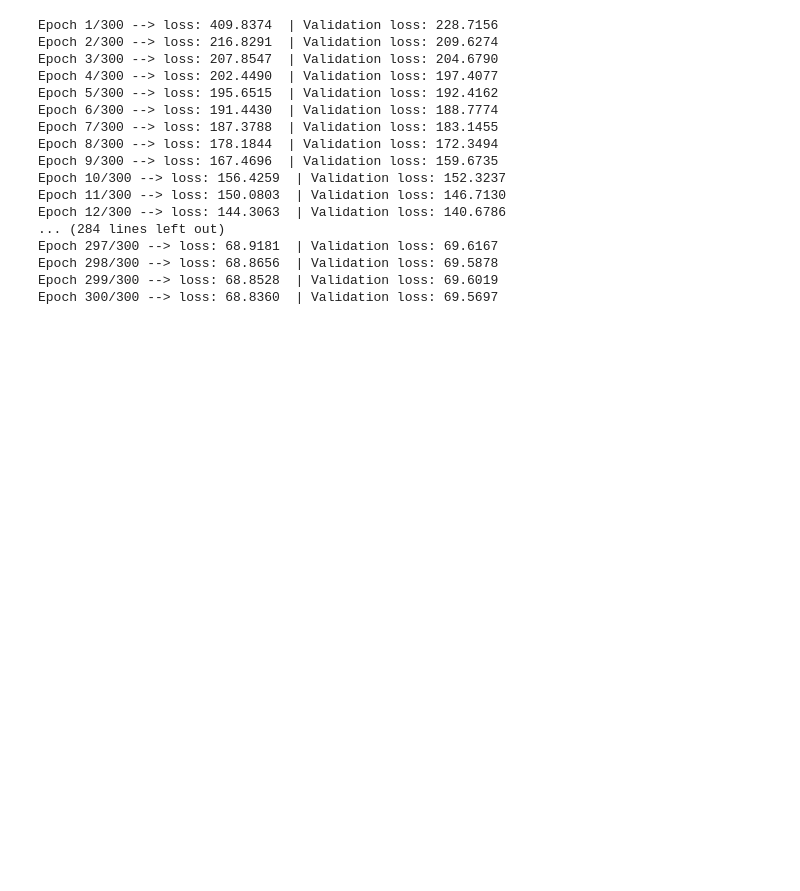
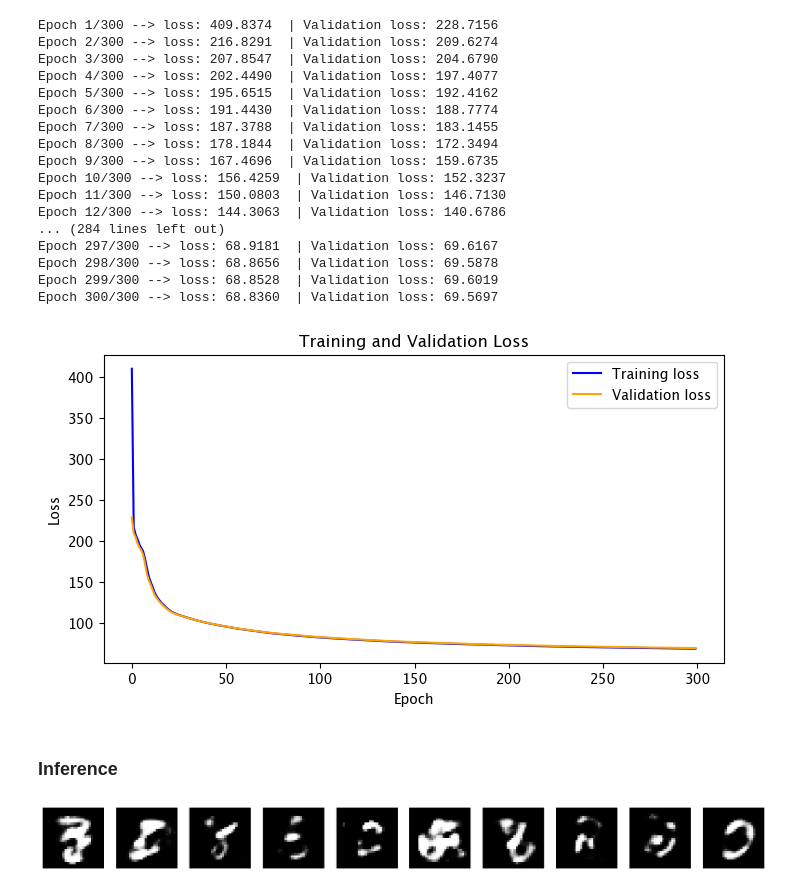
Before and after one commit to FrancescoMontanaro/Machine-Learning-from-scratch, a Jupyter notebook: Deep Learning/Auto Encoder/train_autoencoder.ipynb, the cells around one changed output. Cells and saved outputs as stored; diff of their text form; code cells hidden in the pictures; blank space fills up the shorter version.

```diff
--- a/Deep Learning/Auto Encoder/train_autoencoder.ipynb
+++ b/Deep Learning/Auto Encoder/train_autoencoder.ipynb
@@ -107,12 +119,17 @@ plot_samples(list(X_train[:10]), y_train[:10])
 # %% [output]
 [figure]
 # %%
+# Define the dimension of the latent space
+latent_dim = 32
+
 # Create the encoder
 encoder = Model(
     name = 'Encoder',
     modules = [
+        layers.Input(shape=X_train_flatten.shape),
         layers.Dense(num_units=128, activation=activations.ReLU()),
-        layers.Dense(num_units=64, activation=activations.ReLU())
+        layers.Dense(num_units=64, activation=activations.ReLU()),
+        layers.Dense(num_units=latent_dim, activation=activations.ReLU(), name='Latent'),
     ]
 )
 
@@ -120,18 +137,18 @@ encoder = Model(
 decoder = Model(
     name = 'Decoder',
     modules = [
+        layers.Input(shape=(latent_dim,), name='Latent'),
         layers.Dense(num_units=64, activation=activations.ReLU()),
         layers.Dense(num_units=128, activation=activations.ReLU()),
         layers.Dense(num_units=X_valid_flatten.shape[1], activation=activations.Sigmoid())
     ]
 )
 
-# Create the autoencoder
+# Create the auto-encoder
 autoencoder = Model(
     name = 'Autoencoder',
     modules = [
         encoder,
-        layers.Dense(num_units=32, name='Bottleneck', activation=activations.ReLU()),
         decoder
     ]
 )
@@ -139,7 +156,7 @@ autoencoder = Model(
 # Initialize the optimizer
 optimizer = optimizers.Adam(learning_rate)
 
-# Initialize the error function
+# Initialize the loss function
 loss_fn = loss_functions.BinaryCrossEntropy()
 # %%
 # Call the model with a first batch to initialize the weights
@@ -204,3 +221,10 @@ Epoch 297/300 --> loss: 68.9181  | Validation loss: 69.6167
 Epoch 298/300 --> loss: 68.8656  | Validation loss: 69.5878
 Epoch 299/300 --> loss: 68.8528  | Validation loss: 69.6019
 Epoch 300/300 --> loss: 68.8360  | Validation loss: 69.5697
+# %%
+# Plot the training and validation loss
+utils.plot_history(history["loss"], history["val_loss"], "Training and Validation Loss", "Epoch", "Loss")
+# %% [output]
+[figure, added]
+# %% [markdown]
+### Inference
@@ -206,0 +250,14 @@ Epoch 300/300 --> loss: 68.8360  | Validation loss: 69.5697
+# %%
+# Sample one random vector from the latent space
+samples = sample_latent(num_samples=10)
+
+# Decode the sample to generate a new image
+decoded_imges = decoder(samples)
+
+# Reshape the image to the original shape
+decoded_imges = decoded_imges.reshape(-1, 28, 28, 1)
+
+# Plot the generated image
+plot_samples(list(decoded_imges))
+# %% [output]
+[figure, added]
```
Also changed, not shown: parts of 6 cells of this notebook, 2 other files.
